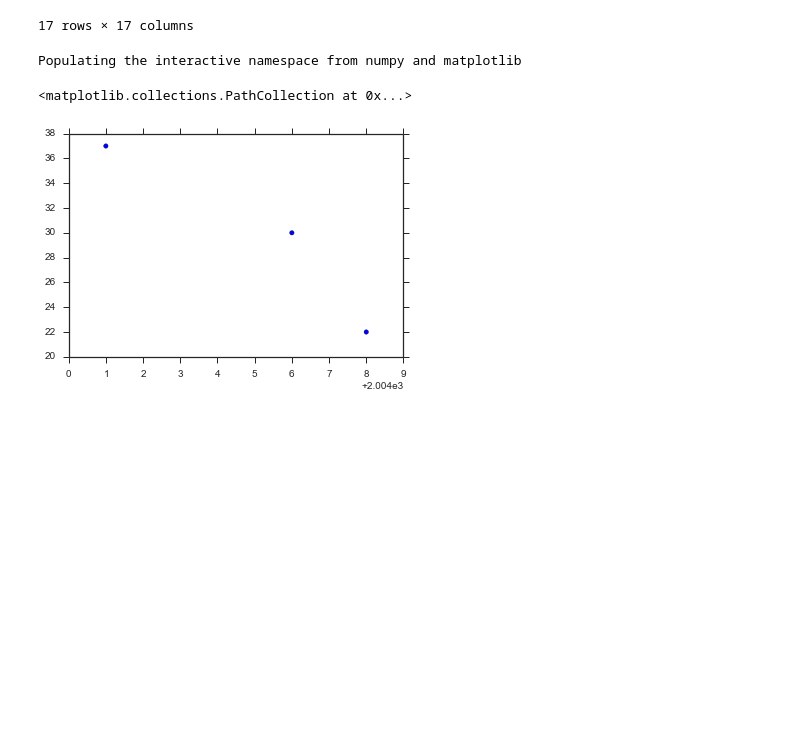
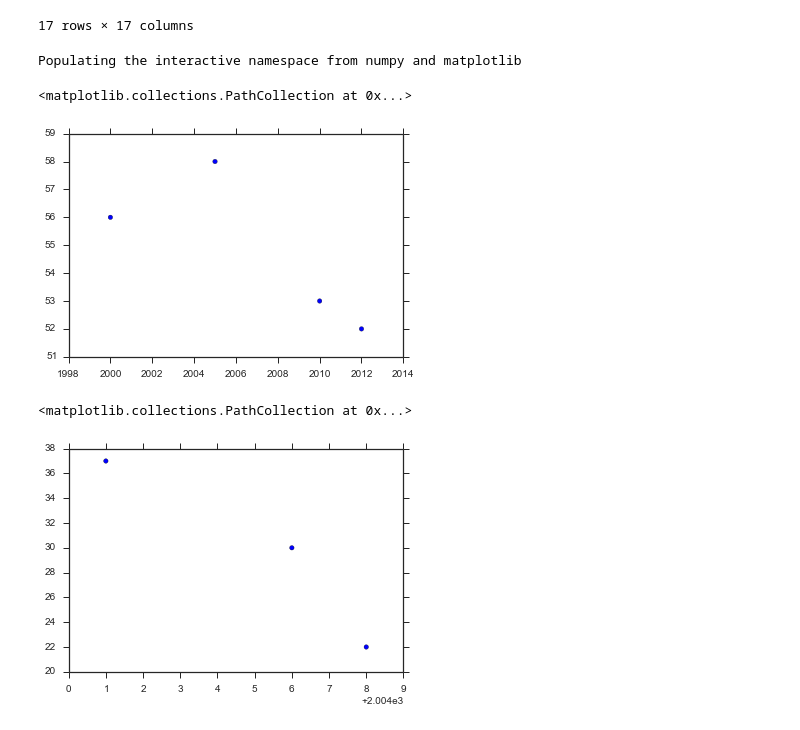
Before and after one commit to Dawny33/Data-Mining-and-ML, a Jupyter notebook: Intern Project/World_Poverty_Analysis/World_Poverty_Analysis.ipynb, the cells around one changed output. Saved outputs shown, nothing was run; the diff lists cells and outputs as text; code cells hidden in the pictures; blank space fills up the shorter version.

Commit message:
Updated data base

```diff
--- a/Intern Project/World_Poverty_Analysis/World_Poverty_Analysis.ipynb
+++ b/Intern Project/World_Poverty_Analysis/World_Poverty_Analysis.ipynb
@@ -1,7 +1,7 @@
 # %%
 import numpy as np
 import pandas as pd
-df = pd.ExcelFile("D:\\R dir\\WB_Poverty\\Custom Data.xlsx")
+df = pd.ExcelFile("D:\\R dir\\World_Poverty_Analysis\\Custom Data.xlsx")
 df = df.parse("Sheet1",index_col=None, na_values=['NA'])
 df.head()
 # %% [output]
@@ -51,6 +51,11 @@ df.corr()
 %pylab inline
 # %% [output]
 Populating the interactive namespace from numpy and matplotlib
+# %%
+plt.scatter(df["Year"],df["Emp_to_pop_ratio"])
+# %% [output]
+<matplotlib.collections.PathCollection at 0x...>
+[figure, added]
 # %%
 plt.scatter(df["Year"], df["Poverty_HCR(National)"])
 # %% [output]
```
Also changed, not shown: parts of 6 cells of this notebook, 2 other files.
